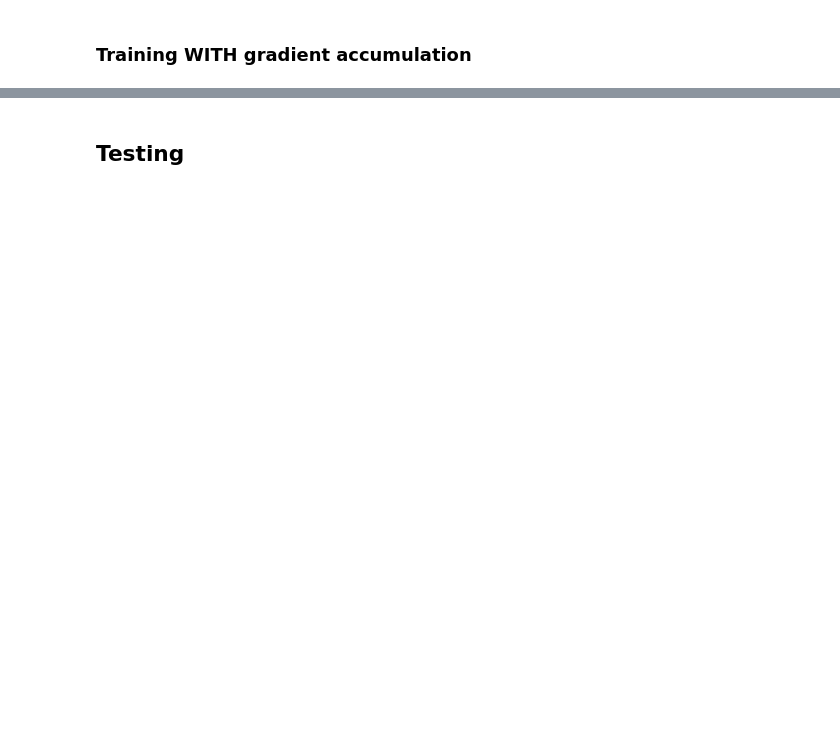
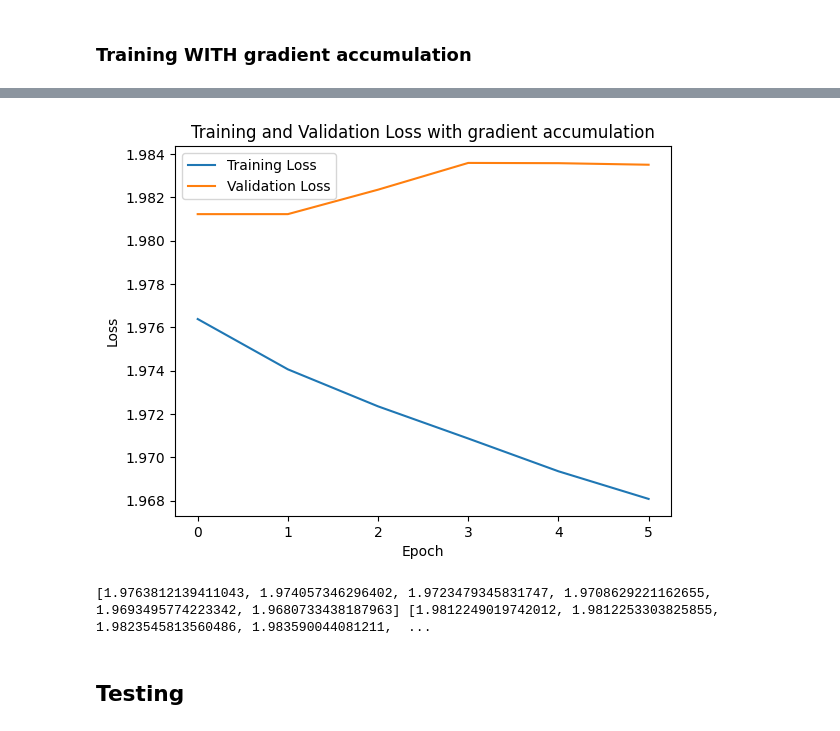
Before and after one commit to cricci3/DeepLearningLab, a Jupyter notebook: Assignment 4/assignment4.ipynb, the cells around one changed output, grey strips where cells are left out. Cells and saved outputs as stored; diff of their text form; code cells hidden in the pictures; blank space fills up the shorter version.

```diff
--- a/Assignment 4/assignment4.ipynb
+++ b/Assignment 4/assignment4.ipynb
@@ -461,2 +513,34 @@ Epoch time = 43.700s
 # %% [markdown]
 ### Training WITH gradient accumulation
+# %%
+def train_epoch_acc(model, optimizer, trainloader, loss_fn, DEVICE, accum_iter=4):
+    model.train()
+    losses = 0
+    optimizer.zero_grad()
+
+    for batch_idx, (src, tgt) in enumerate(trainloader):
+        src = src.to(DEVICE)  # Node coordinates (input to the encoder)
+        tgt = tgt.to(DEVICE)  # Tour indices (target sequence for the decoder)
+
+        tgt_input = tgt[:, :-1]  # Input to the decoder (shifted by one token)
+        tgt_out = tgt[:, 1:]  # Target for loss computation (shifted by one token)
+
+        # Generate masks for attention
+        src_mask, tgt_mask, src_padding_mask, tgt_padding_mask = create_mask(src, tgt_input, DEVICE)
+
+        # Forward pass
+        output = model(src, tgt_input, src_mask, tgt_mask, src_padding_mask, tgt_padding_mask)
+
+        # Compute the loss divided by accum_iter for gradient accumulation
+        loss = loss_fn(output.reshape(-1, output.shape[-1]), tgt_out.reshape(-1)) / accum_iter
+        loss.backward()
+
+        if (batch_idx + 1) % accum_iter == 0 or (batch_idx + 1 == len(trainloader)):
+            torch.nn.utils.clip_grad_norm_(model.parameters(), max_norm=1.0)  # Optional: Gradient clipping
+            optimizer.step()
+            optimizer.zero_grad()
+
+        # Accumulate the actual (unscaled) loss for logging
+        losses += loss.item() * accum_iter
+
+    return losses / len(trainloader)
@@ -463,2 +621,16 @@ Epoch time = 43.700s
+# %%
+# Plot training and validation losses
+plt.plot(train_losses, label='Training Loss')
+plt.plot(val_losses, label='Validation Loss')
+plt.xlabel('Epoch')
+plt.ylabel('Loss')
+plt.title('Training and Validation Loss with gradient accumulation')
+plt.legend()
+plt.show()
+
+print(train_losses, val_losses)
+# %% [output]
+[figure, added]
+[1.9763812139411043, 1.974057346296402, 1.9723479345831747, 1.9708629221162655, 1.9693495774223342, 1.9680733438187963] [1.9812249019742012, 1.9812253303825855, 1.9823545813560486, 1.983590044081211,  ...
 # %% [markdown]
 ## Testing
```
Also changed, not shown: parts of 13 cells of this notebook.
